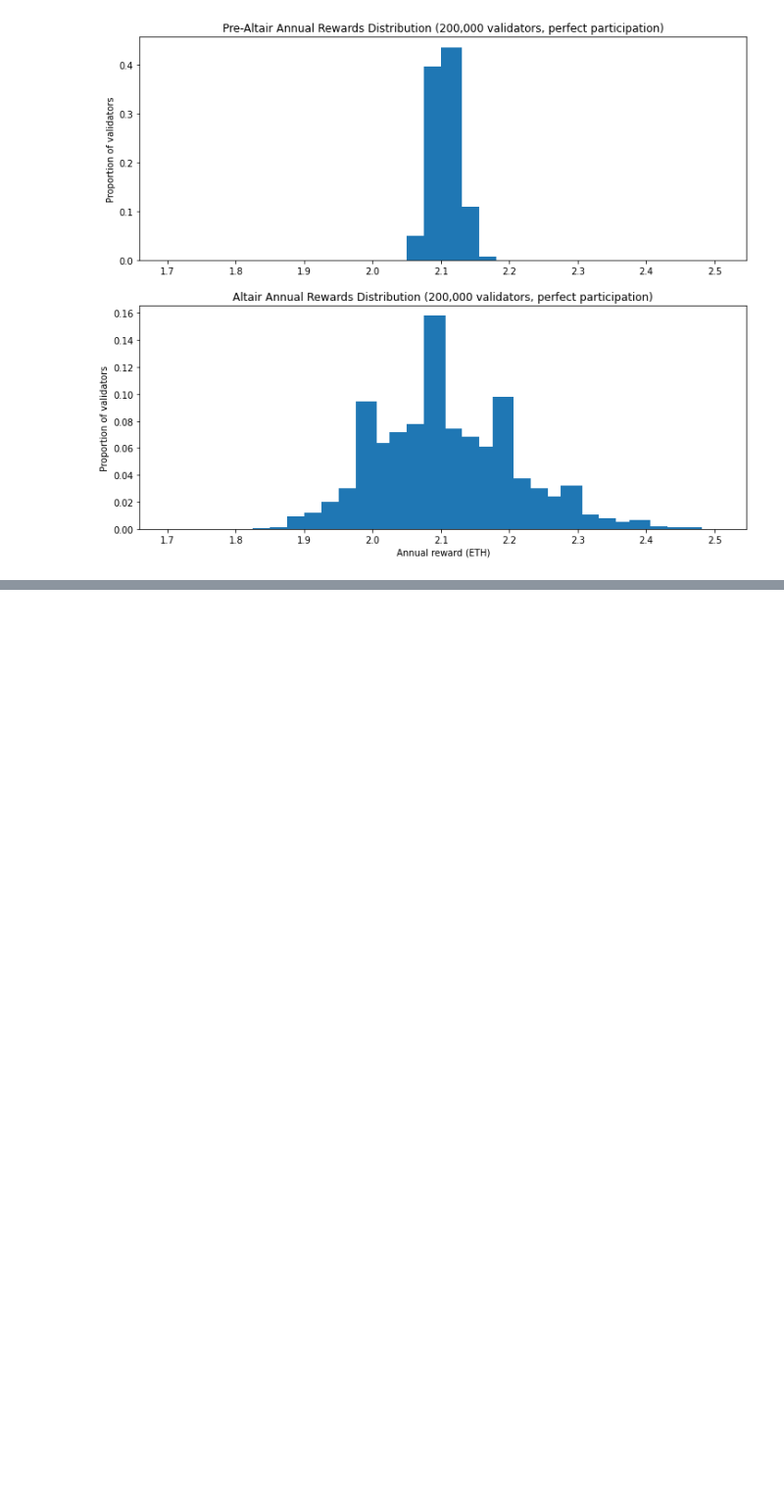
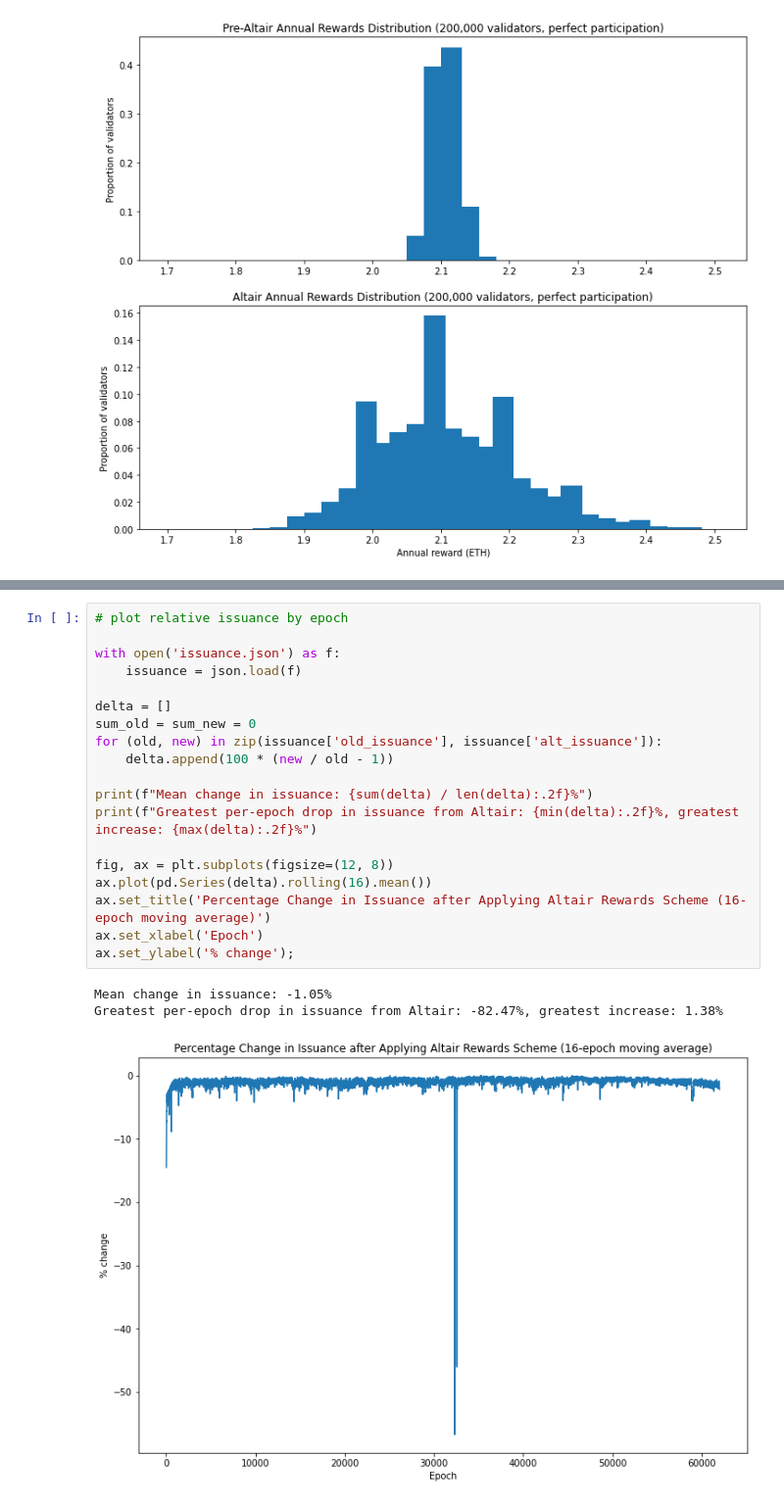
Before and after one commit to pintail-xyz/altair-rewards, a Jupyter notebook: altair.ipynb, the cells around one changed output, grey strips where cells are left out. Shown at 98% size. Cells and saved outputs as stored; diff of their text form; blank space fills up the shorter version.

Commit message:
refreshed dataset, added section comparing issuance and other edits

```diff
--- a/altair.ipynb
+++ b/altair.ipynb
@@ -423,0 +415,23 @@ Many thanks to Lido finance for funding this work through their [ecosystem grant
+# %%
+# plot relative issuance by epoch
+
+with open('issuance.json') as f:
+    issuance = json.load(f)
+
+delta = []
+sum_old = sum_new = 0
+for (old, new) in zip(issuance['old_issuance'], issuance['alt_issuance']):
+    delta.append(100 * (new / old - 1))
+
+print(f"Mean change in issuance: {sum(delta) / len(delta):.2f}%")
+print(f"Greatest per-epoch drop in issuance from Altair: {min(delta):.2f}%, greatest increase: {max(delta):.2f}%")
+
+fig, ax = plt.subplots(figsize=(12, 8))
+ax.plot(pd.Series(delta).rolling(16).mean())
+ax.set_title('Percentage Change in Issuance after Applying Altair Rewards Scheme (16-epoch moving average)')
+ax.set_xlabel('Epoch')
+ax.set_ylabel('% change');
+# %% [output]
+Mean change in issuance: -1.05%
+Greatest per-epoch drop in issuance from Altair: -82.47%, greatest increase: 1.38%
+[figure, added]
```
Also changed, not shown: parts of 7 cells of this notebook, 6 other files.
